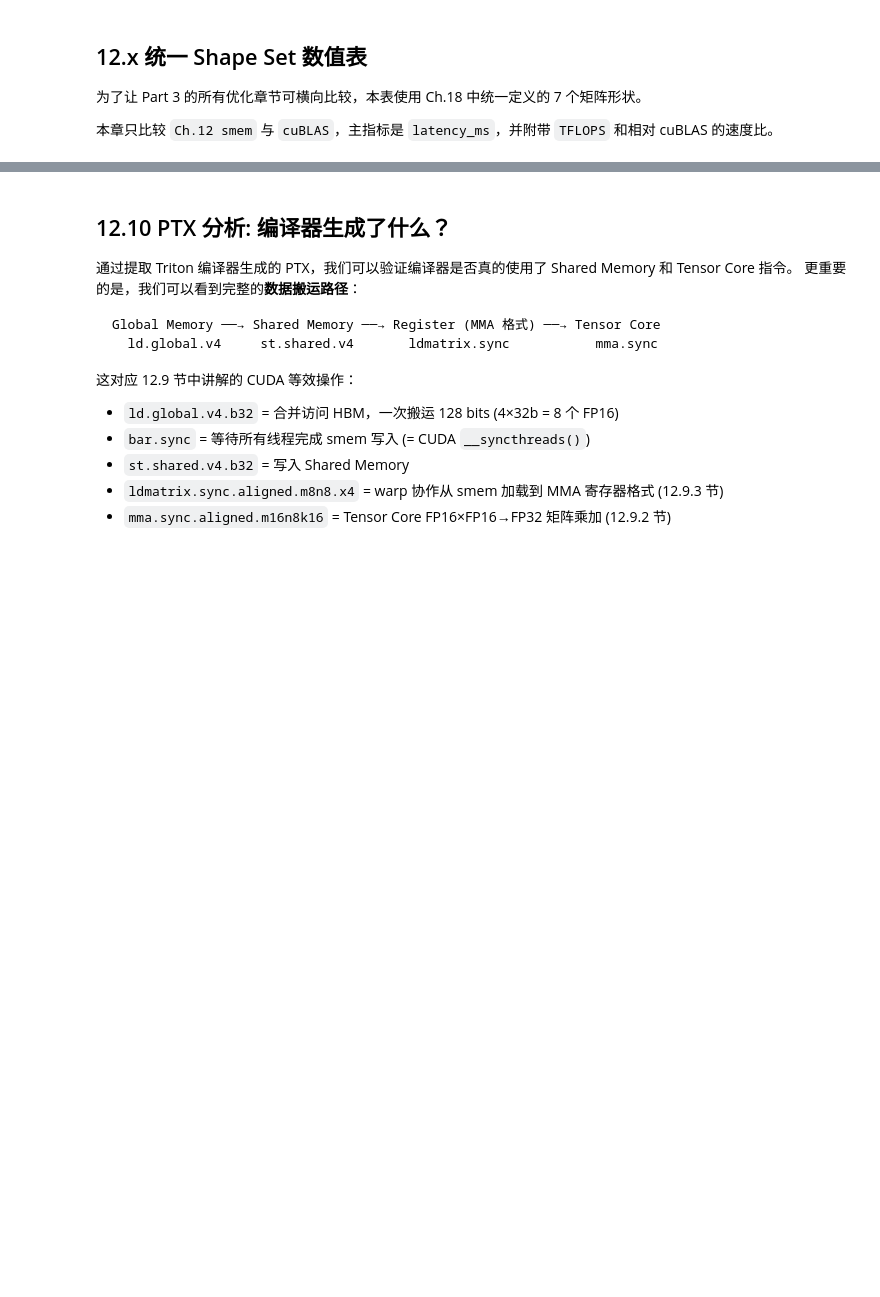
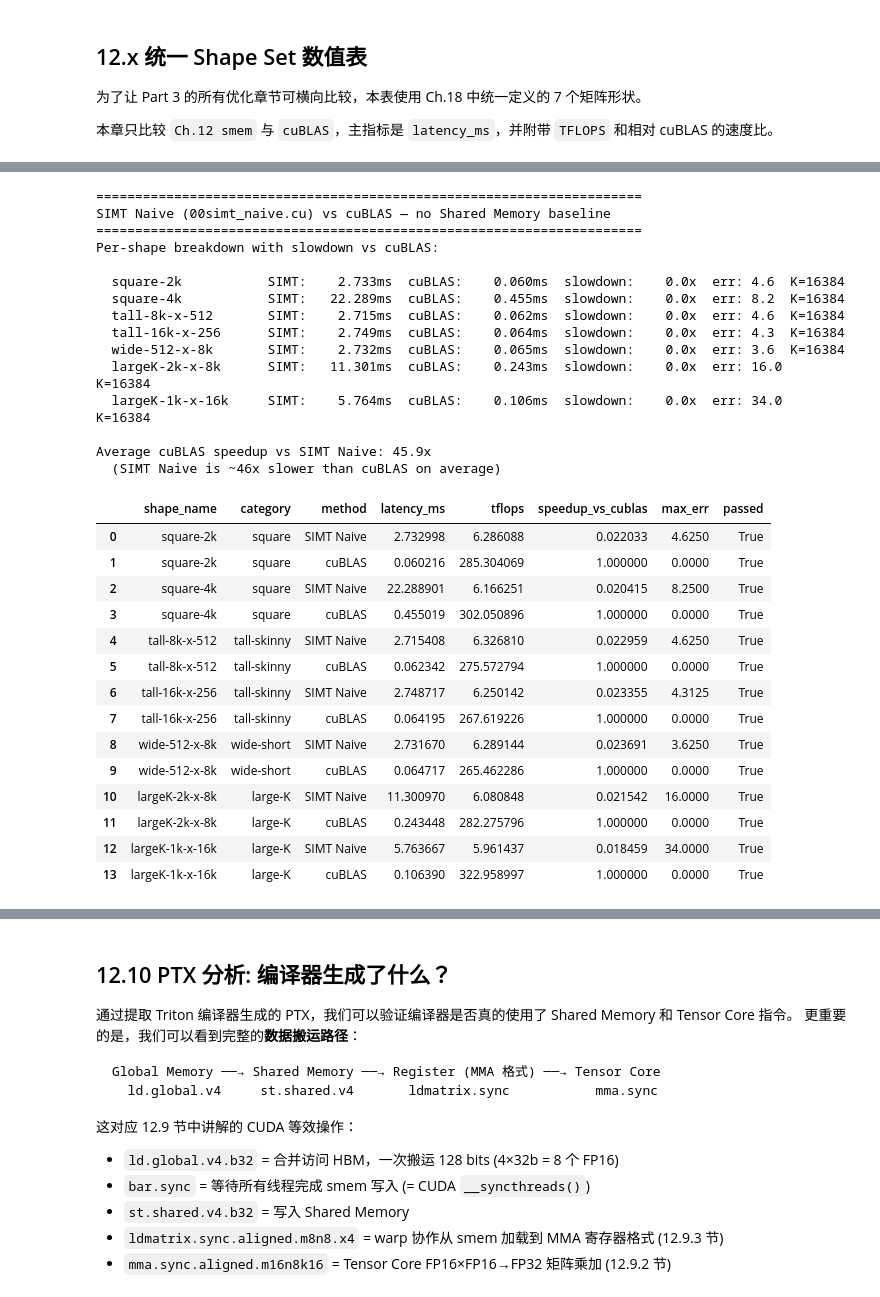
Before and after one commit to HeduAiDev/triton-tutorial, a Jupyter notebook: 03_matmul_optimization/12_matmul_smem.ipynb, the cells around one changed output, grey strips where cells are left out. Cells and saved outputs as stored; diff of their text form; code cells hidden in the pictures; blank space fills up the shorter version.

```diff
--- a/03_matmul_optimization/12_matmul_smem.ipynb
+++ b/03_matmul_optimization/12_matmul_smem.ipynb
@@ -1181,3 +1181,80 @@ Ch.12 shared-shape benchmark: smem vs cuBLAS
+# %%
+print("=" * 70)
+print("SIMT Naive (00simt_naive.cu) vs cuBLAS — no Shared Memory baseline")
+print("=" * 70)
+simt_vs_cublas_results = []
+
+for shape in BENCHMARK_SHAPES:
+    a, b = make_fp16_inputs(shape.M, shape.N, shape.K)
+    c_ref = torch.matmul(a, b)
+
+    simt_atol = max(3.0, shape.K * 0.003)
+    simt_vs_cublas_results.append(
+        benchmark_method("SIMT Naive", simt_naive, shape, a, b, c_ref=c_ref, atol=simt_atol)
+    )
+    simt_vs_cublas_results.append(
+        benchmark_method("cuBLAS", lambda x, y: torch.matmul(x, y), shape, a, b, c_ref=c_ref)
+    )
+
+    del a, b, c_ref
+    torch.cuda.empty_cache()
+
+simt_df = add_relative_columns(format_results(simt_vs_cublas_results))
+# Show key columns with per-shape slowdown factor
+print("Per-shape breakdown with slowdown vs cuBLAS:")
+print()
+for shape_name, group in simt_df.groupby("shape_name", sort=False):
+    simt = group[group["method"] == "SIMT Naive"].iloc[0]
+    cublas = group[group["method"] == "cuBLAS"].iloc[0]
+    slowdown = cublas["latency_ms"] / simt["latency_ms"]
+    print(f"  {shape_name:<18s}  SIMT: {simt['latency_ms']:>8.3f}ms  "
+          f"cuBLAS: {cublas['latency_ms']:>8.3f}ms  "
+          f"slowdown: {slowdown:>6.1f}x  "
+          f"err: {simt['max_err']:.1f}  "
+          f"K={shape.K}")
+
+# Summary statistics
+simt_latencies = simt_df[simt_df["method"] == "SIMT Naive"]["latency_ms"].values
+cublas_latencies = simt_df[simt_df["method"] == "cuBLAS"]["latency_ms"].values
+avg_slowdown = (cublas_latencies / simt_latencies).mean()
+print(f"\nAverage cuBLAS speedup vs SIMT Naive: {1/avg_slowdown:.1f}x")
+print(f"  (SIMT Naive is ~{1/avg_slowdown:.0f}x slower than cuBLAS on average)")
+
+simt_df[[
+    "shape_name", "category", "method", "latency_ms", "tflops",
+    "speedup_vs_cublas", "max_err", "passed",
+]]
+# %% [output]
+======================================================================
+SIMT Naive (00simt_naive.cu) vs cuBLAS — no Shared Memory baseline
+======================================================================
+Per-shape breakdown with slowdown vs cuBLAS:
+
+  square-2k           SIMT:    2.733ms  cuBLAS:    0.060ms  slowdown:    0.0x  err: 4.6  K=16384
+  square-4k           SIMT:   22.289ms  cuBLAS:    0.455ms  slowdown:    0.0x  err: 8.2  K=16384
+  tall-8k-x-512       SIMT:    2.715ms  cuBLAS:    0.062ms  slowdown:    0.0x  err: 4.6  K=16384
+  tall-16k-x-256      SIMT:    2.749ms  cuBLAS:    0.064ms  slowdown:    0.0x  err: 4.3  K=16384
+  wide-512-x-8k       SIMT:    2.732ms  cuBLAS:    0.065ms  slowdown:    0.0x  err: 3.6  K=16384
+  largeK-2k-x-8k      SIMT:   11.301ms  cuBLAS:    0.243ms  slowdown:    0.0x  err: 16.0  K=16384
+  largeK-1k-x-16k     SIMT:    5.764ms  cuBLAS:    0.106ms  slowdown:    0.0x  err: 34.0  K=16384
+
+Average cuBLAS speedup vs SIMT Naive: 45.9x
+  (SIMT Naive is ~46x slower than cuBLAS on average)
+|  | shape_name | category | method | latency_ms | tflops | speedup_vs_cublas | max_err | passed |
+| 0 | square-2k | square | SIMT Naive | 2.732998 | 6.286088 | 0.022033 | 4.6250 | True |
+| 1 | square-2k | square | cuBLAS | 0.060216 | 285.304069 | 1.000000 | 0.0000 | True |
+| 2 | square-4k | square | SIMT Naive | 22.288901 | 6.166251 | 0.020415 | 8.2500 | True |
+| 3 | square-4k | square | cuBLAS | 0.455019 | 302.050896 | 1.000000 | 0.0000 | True |
+| 4 | tall-8k-x-512 | tall-skinny | SIMT Naive | 2.715408 | 6.326810 | 0.022959 | 4.6250 | True |
+| 5 | tall-8k-x-512 | tall-skinny | cuBLAS | 0.062342 | 275.572794 | 1.000000 | 0.0000 | True |
+| 6 | tall-16k-x-256 | tall-skinny | SIMT Naive | 2.748717 | 6.250142 | 0.023355 | 4.3125 | True |
+| 7 | tall-16k-x-256 | tall-skinny | cuBLAS | 0.064195 | 267.619226 | 1.000000 | 0.0000 | True |
+| 8 | wide-512-x-8k | wide-short | SIMT Naive | 2.731670 | 6.289144 | 0.023691 | 3.6250 | True |
+| 9 | wide-512-x-8k | wide-short | cuBLAS | 0.064717 | 265.462286 | 1.000000 | 0.0000 | True |
+| 10 | largeK-2k-x-8k | large-K | SIMT Naive | 11.300970 | 6.080848 | 0.021542 | 16.0000 | True |
+| 11 | largeK-2k-x-8k | large-K | cuBLAS | 0.243448 | 282.275796 | 1.000000 | 0.0000 | True |
+| 12 | largeK-1k-x-16k | large-K | SIMT Naive | 5.763667 | 5.961437 | 0.018459 | 34.0000 | True |
+| 13 | largeK-1k-x-16k | large-K | cuBLAS | 0.106390 | 322.958997 | 1.000000 | 0.0000 | True |
 # %%
 import matplotlib.pyplot as plt
 import matplotlib
```
Also changed, not shown: parts of 4 cells of this notebook.
